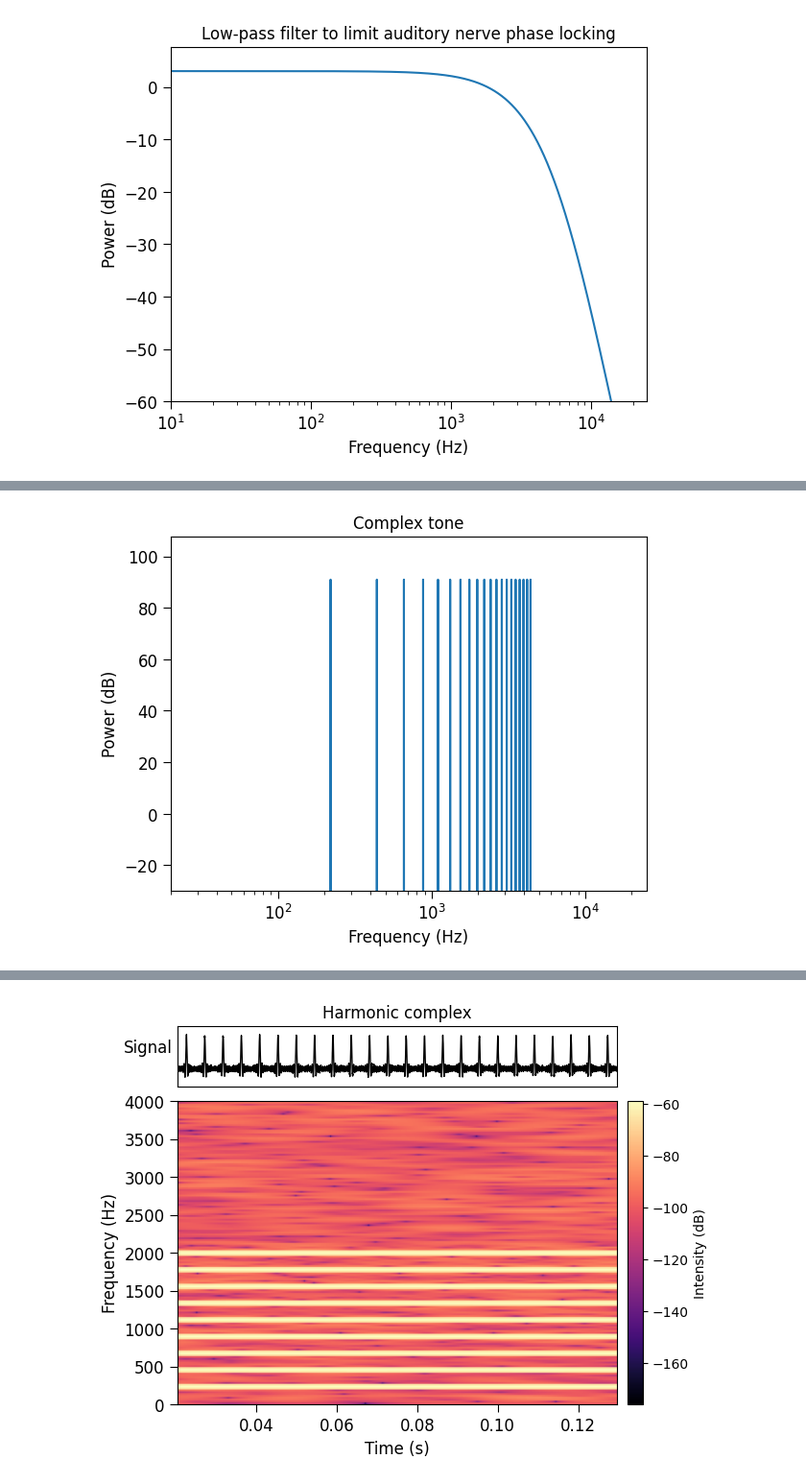
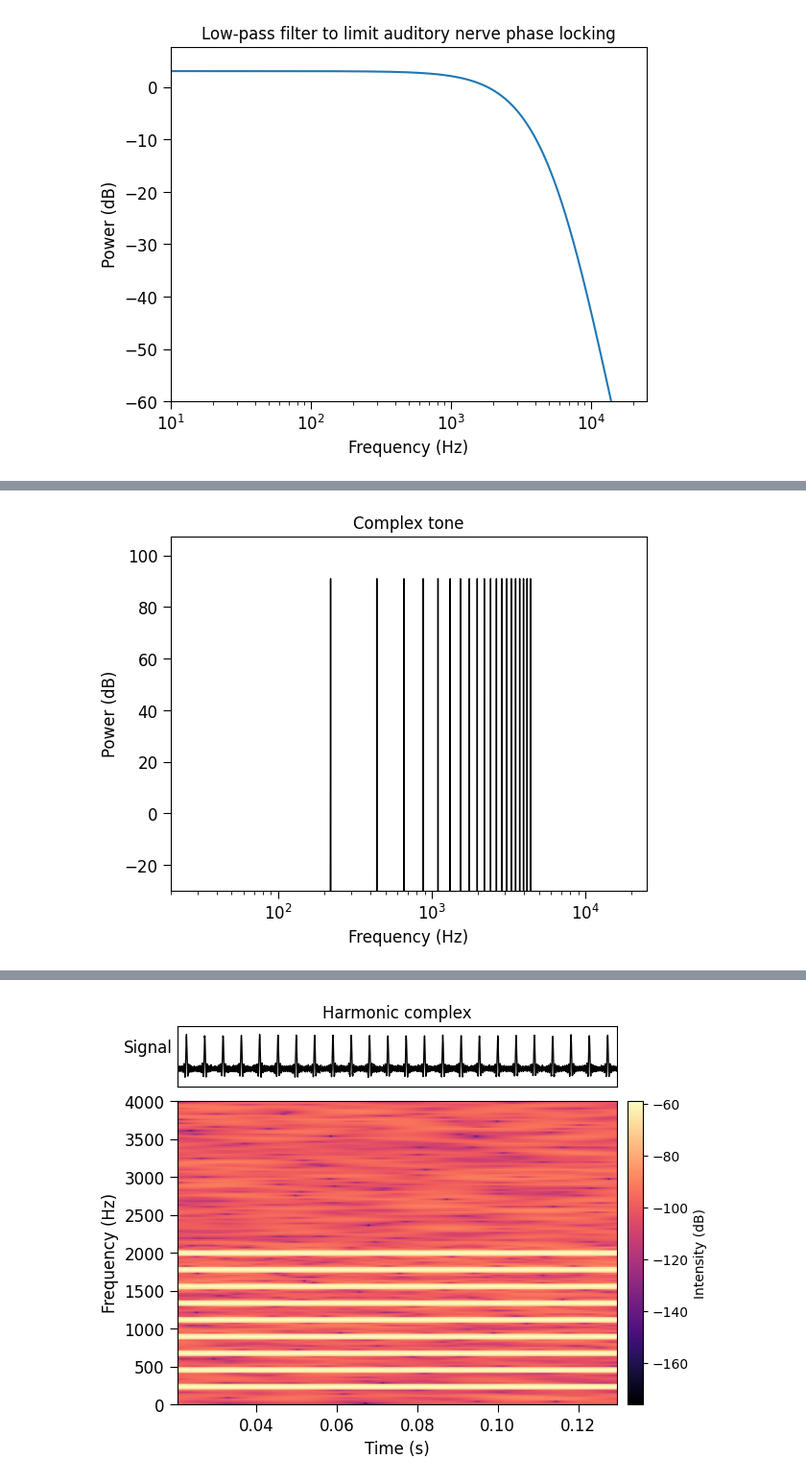
Before and after one commit to msaddler/auditory_model_tutorial, a Jupyter notebook: DEV.ipynb, the cells around one changed output, grey strips where cells are left out. Shown at 96% size. Saved outputs shown, nothing was run; the diff lists cells and outputs as text; code cells hidden in the pictures.

```diff
--- a/DEV.ipynb
+++ b/DEV.ipynb
@@ -180,33 +213,33 @@ for _ in tqdm.tqdm(range(10)):
 # %%
 importlib.reload(utils)
 
 sr = 50e3
 x = utils.harmonic_complex_tone(
     sr=sr,
     dur=0.5,
     f0=220,
     phase="rand",
     harmonics=np.arange(1, 21),
 )
 
 fig, ax = plt.subplots()
 fxx, pxx = utils.power_spectrum(x, sr=sr)
-ax.plot(fxx, pxx)
+ax.plot(fxx, pxx, color="k", lw=1)
 utils.format_axes(
     ax,
     str_title="Complex tone",
     str_xlabel="Frequency (Hz)",
     str_ylabel="Power (dB)",
     xscale="log",
     yscale="linear",
     xlimits=[20, sr / 2],
     ylimits=[-30, None],
 )
 plt.show()
 
 ipd.display(ipd.Audio(rate=sr, data=x))
 # %% [output]
-[figure, old version]
+[figure, new version]
 [interactive output not drawn]
 # %%
 importlib.reload(utils)
```
Also changed, not shown: parts of 4 cells of this notebook, 1 other file.
